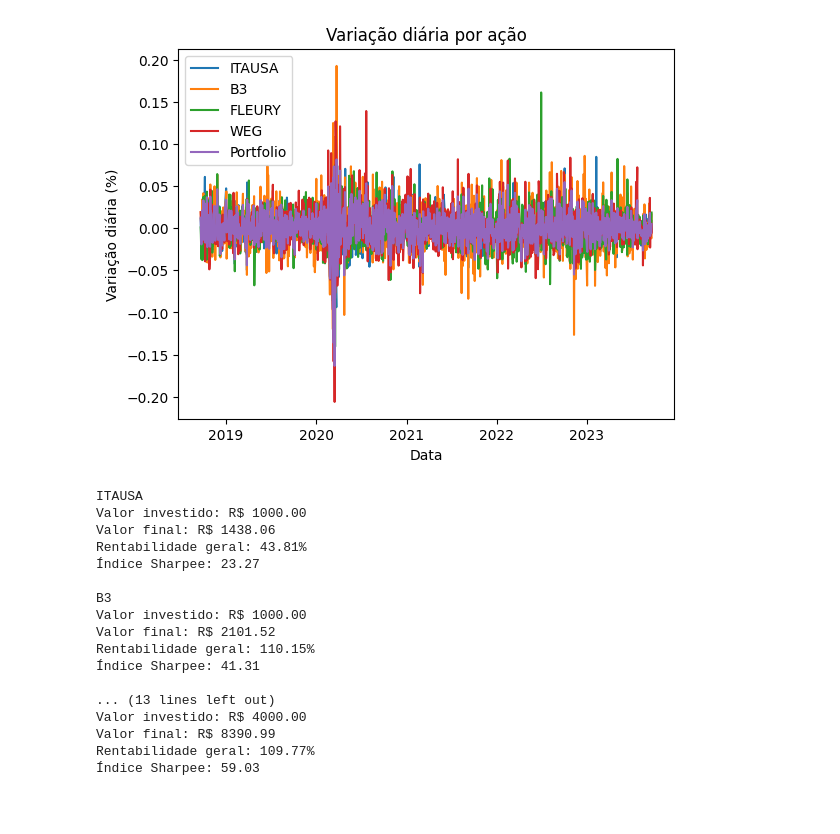
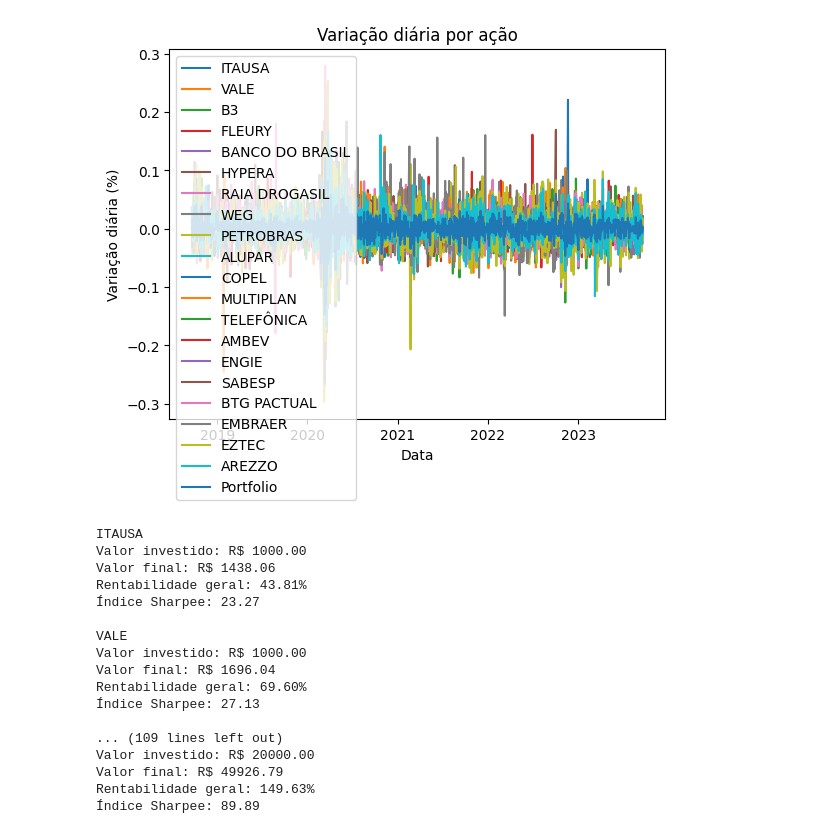
Before and after one commit to iancdesponds/APS-3-CDADOS, a Jupyter notebook: aps.ipynb, the cells around one changed output. Cells and saved outputs as stored; diff of their text form; code cells hidden in the pictures; blank space fills up the shorter version.

```diff
--- a/aps.ipynb
+++ b/aps.ipynb
@@ -34,7 +34,7 @@ acoes_portfolio ={
     }
 # %%
 data_acoes = []
-for acao in acoes_portfolio:
+for acao in acoes:
     data = {}
     data['Ação'] = acao
     data['Valor investido'] = 1000
@@ -42,18 +42,19 @@ for acao in acoes_portfolio:
     data['Valor final'] = data['Quantidade'] * acoes[acao].history(period='5y').iloc[-1]['Close']
     data['Rentabilidade geral'] = (data['Valor final'] / data['Valor investido'] - 1)
     data['Valor por dia'] = data['Quantidade'] * acoes[acao].history(period='5y')['Close']
-    data['Rentabilidade diária'] = data['Valor por dia'].pct_change()
+    data['Rentabilidade diária'] = data['Valor por dia'].ffill(axis=0).pct_change()
     data['Desvio padrão diário'] = data['Rentabilidade diária'].std()
     data['Índice Sharpee'] = data['Rentabilidade geral'] / data['Desvio padrão diário']
     data_acoes.append(data)
 # %%
-portfolio = (data_acoes[0]['Valor por dia'] + data_acoes[1]['Valor por dia'] + data_acoes[2]['Valor por dia'] + data_acoes[3]['Valor por dia'])
+portfolio = 0
+for i in range(len(data_acoes)):
+    portfolio += data_acoes[i]['Valor por dia']
+# portfolio = (data_acoes[0]['Valor por dia'] + data_acoes[1]['Valor por dia'] + data_acoes[2]['Valor por dia'] + data_acoes[3]['Valor por dia'])
 # %%
 plt.figure()
-plt.plot(data_acoes[0]['Valor por dia'], label=data_acoes[0]['Ação'])
-plt.plot(data_acoes[1]['Valor por dia'], label=data_acoes[1]['Ação'])
-plt.plot(data_acoes[2]['Valor por dia'], label=data_acoes[2]['Ação'])
-plt.plot(data_acoes[3]['Valor por dia'], label=data_acoes[3]['Ação'])
+for i in range(len(data_acoes)):
+    plt.plot(data_acoes[i]['Valor por dia'], label=data_acoes[i]['Ação'])
 plt.plot(portfolio, label='Portfolio')
 plt.axhline(data['Valor investido'], linestyle=':', label='Investimento inicial')
 plt.title('Valor investido por ação')
@@ -66,17 +67,15 @@ plt.show()
 # %%
 plt.figure()
-plt.plot(data_acoes[0]['Rentabilidade diária'], label=data_acoes[0]['Ação'])
-plt.plot(data_acoes[1]['Rentabilidade diária'], label=data_acoes[1]['Ação'])
-plt.plot(data_acoes[2]['Rentabilidade diária'], label=data_acoes[2]['Ação'])
-plt.plot(data_acoes[3]['Rentabilidade diária'], label=data_acoes[3]['Ação'])
-plt.plot(portfolio.pct_change(), label='Portfolio')
+for i in range(len(data_acoes)):
+    plt.plot(data_acoes[i]['Rentabilidade diária'], label=data_acoes[i]['Ação'])
+plt.plot(portfolio.ffill(axis=0).pct_change(), label='Portfolio')
 plt.title('Variação diária por ação')
 plt.ylabel('Variação diária (%)')
 plt.xlabel('Data')
 plt.legend()
 plt.show()
 # %% [output]
-[figure, old version]
+[figure, new version]
 # %%
 for acao in data_acoes:
     print(acao['Ação'])
@@ -86,10 +85,10 @@ for acao in data_acoes:
     print('Índice Sharpee: {:.2f}'.format(acao['Índice Sharpee']))
     print('')
 print('Portfolio')
-print('Valor investido: R$ {:.2f}'.format(4000))
+print('Valor investido: R$ {:.2f}'.format(1000 * len(data_acoes)))
 print('Valor final: R$ {:.2f}'.format(portfolio.iloc[-1]))
-print('Rentabilidade geral: {:.2f}%'.format((portfolio.iloc[-1] / 4000 - 1) * 100))
-print('Índice Sharpee: {:.2f}'.format((portfolio.iloc[-1] / 4000 - 1) / portfolio.pct_change().std()))
+print('Rentabilidade geral: {:.2f}%'.format((portfolio.iloc[-1] / (1000 * len(data_acoes)) - 1) * 100))
+print('Índice Sharpee: {:.2f}'.format((portfolio.iloc[-1] / (1000 * len(data_acoes)) - 1) / portfolio.ffill(axis=0).pct_change().std()))
 # %% [output]
 ITAUSA
 Valor investido: R$ 1000.00
@@ -97,14 +96,14 @@ Valor final: R$ 1438.06
 Rentabilidade geral: 43.81%
 Índice Sharpee: 23.27
 
-B3
+VALE
 Valor investido: R$ 1000.00
-Valor final: R$ 2101.52
-Rentabilidade geral: 110.15%
-Índice Sharpee: 41.31
+Valor final: R$ 1696.04
+Rentabilidade geral: 69.60%
+Índice Sharpee: 27.13
 
-... (13 lines left out)
-Valor investido: R$ 4000.00
-Valor final: R$ 8390.99
-Rentabilidade geral: 109.77%
-Índice Sharpee: 59.03
+... (109 lines left out)
+Valor investido: R$ 20000.00
+Valor final: R$ 49926.79
+Rentabilidade geral: 149.63%
+Índice Sharpee: 89.89
```
Also changed, not shown: parts of 1 cell of this notebook.
